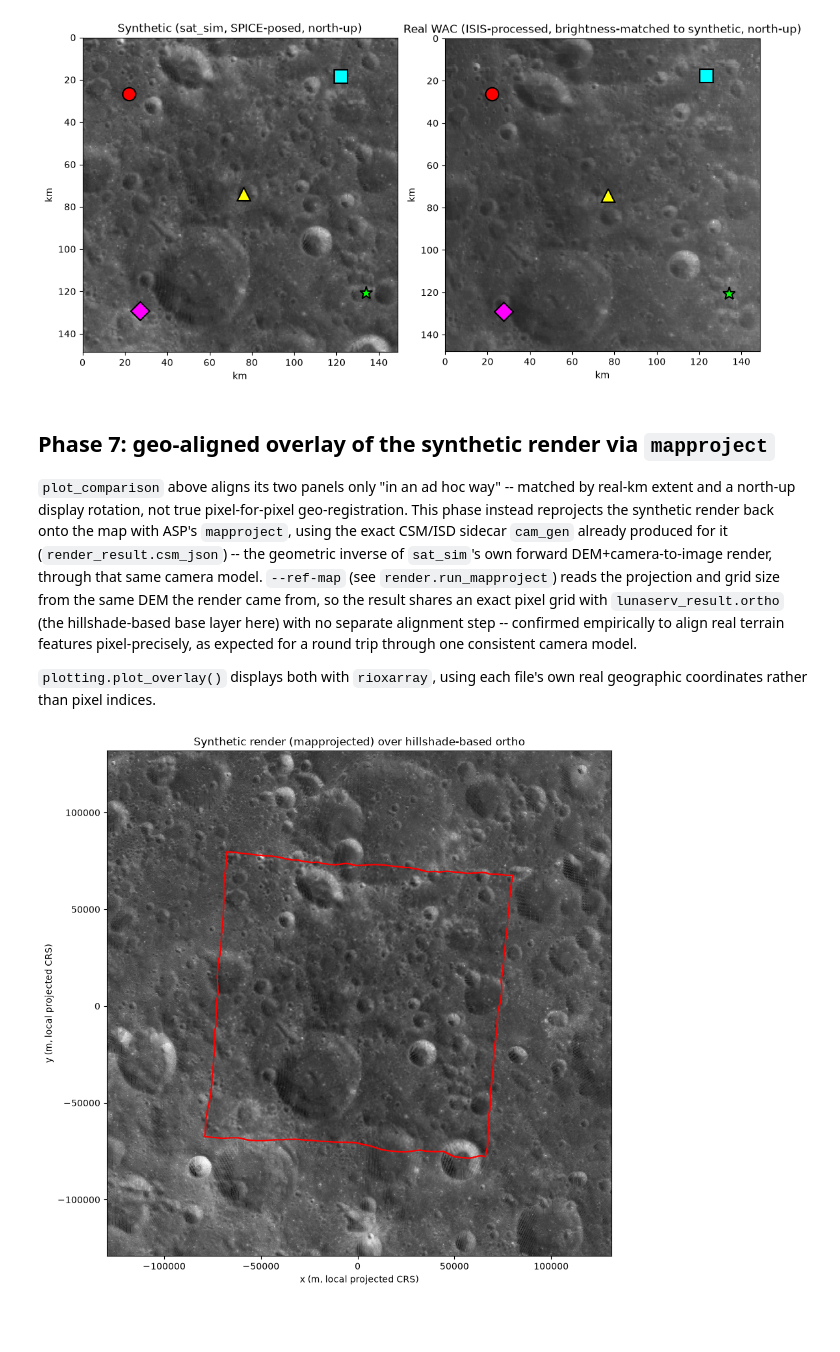
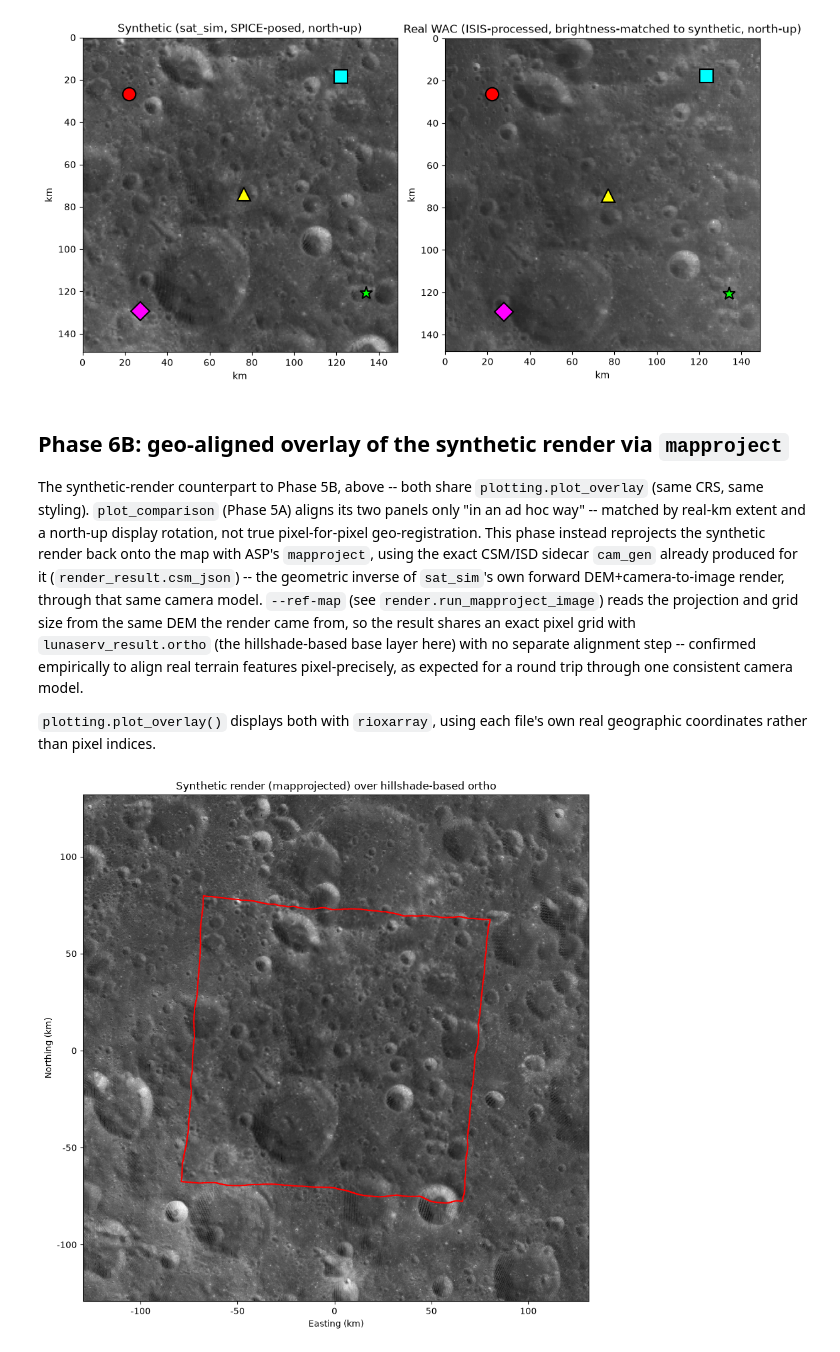
Before and after one commit to trey0/trntest, a Jupyter notebook: notebooks/lunar_sat_sim_demo.ipynb, the cells around one changed output. Drawn from its saved outputs; the diff is of its cells as text; code cells hidden in the pictures; blank space fills up the shorter version.

```diff
--- a/notebooks/lunar_sat_sim_demo.ipynb
+++ b/notebooks/lunar_sat_sim_demo.ipynb
@@ -183,21 +199,20 @@ plotting.plot_isis_comparison(camera, tie_point_results, render_result.rendered_
 # %% [output]
 [figure]
 # %% [markdown]
-## Phase 7: geo-aligned overlay of the synthetic render via `mapproject`
+## Phase 6B: geo-aligned overlay of the synthetic render via `mapproject`
 
-`plot_comparison` above aligns its two panels only "in an ad hoc way" -- matched by real-km extent and a north-up display rotation, not true pixel-for-pixel geo-registration. This phase instead reprojects the synthetic render back onto the map with ASP's `mapproject`, using the exact CSM/ISD sidecar `cam_gen` already produced for it (`render_result.csm_json`) -- the geometric inverse of `sat_sim`'s own forward DEM+camera-to-image render, through that same camera model. `--ref-map` (see `render.run_mapproject`) reads the projection and grid size from the same DEM the render came from, so the result shares an exact pixel grid with `lunaserv_result.ortho` (the hillshade-based base layer here) with no separate alignment step -- confirmed empirically to align real terrain features pixel-precisely, as expected for a round trip through one consistent camera model.
+The synthetic-render counterpart to Phase 5B, above -- both share `plotting.plot_overlay` (same CRS, same styling). `plot_comparison` (Phase 5A) aligns its two panels only "in an ad hoc way" -- matched by real-km extent and a north-up display rotation, not true pixel-for-pixel geo-registration. This phase instead reprojects the synthetic render back onto the map with ASP's `mapproject`, using the exact CSM/ISD sidecar `cam_gen` already produced for it (`render_result.csm_json`) -- the geometric inverse of `sat_sim`'s own forward DEM+camera-to-image render, through that same camera model. `--ref-map` (see `render.run_mapproject_image`) reads the projection and grid size from the same DEM the render came from, so the result shares an exact pixel grid with `lunaserv_result.ortho` (the hillshade-based base layer here) with no separate alignment step -- confirmed empirically to align real terrain features pixel-precisely, as expected for a round trip through one consistent camera model.
 
 `plotting.plot_overlay()` displays both with `rioxarray`, using each file's own real geographic coordinates rather than pixel indices.
 # %%
-mapproj_tif = session.run_mapproject(render_result, lunaserv_result)
+synthetic_mapproj_tif = session.run_mapproject(render_result, lunaserv_result)
 plotting.plot_overlay(
     lunaserv_result.ortho,
-    mapproj_tif,
-    overlay_alpha=1.0,  # debug: fully opaque to see what mapproj_tif actually contains
+    synthetic_mapproj_tif,
     title="Synthetic render (mapprojected) over hillshade-based ortho",
 );
 # %% [output]
-[figure, old version]
+[figure, new version]
 # %% [markdown]
 ## Summary
 
```
Also changed, not shown: parts of 6 cells of this notebook, 7 other files.
